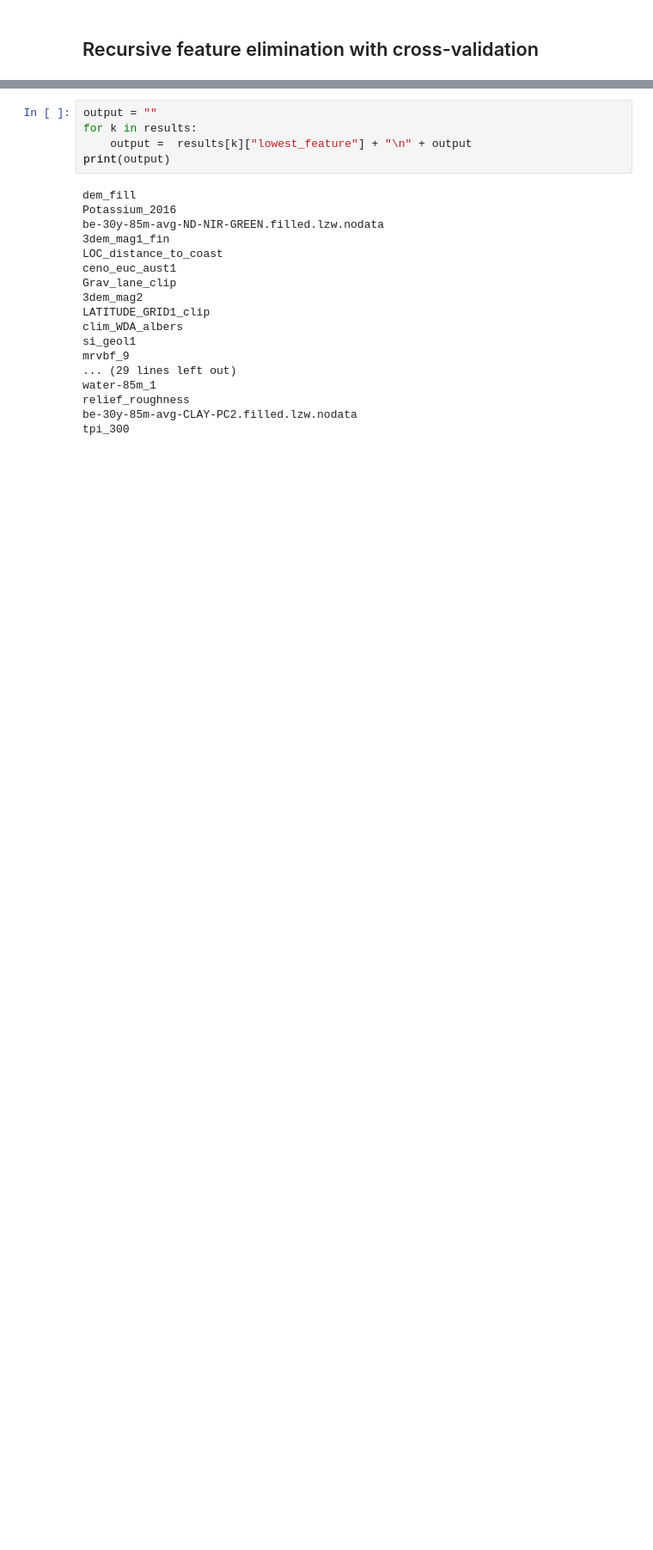
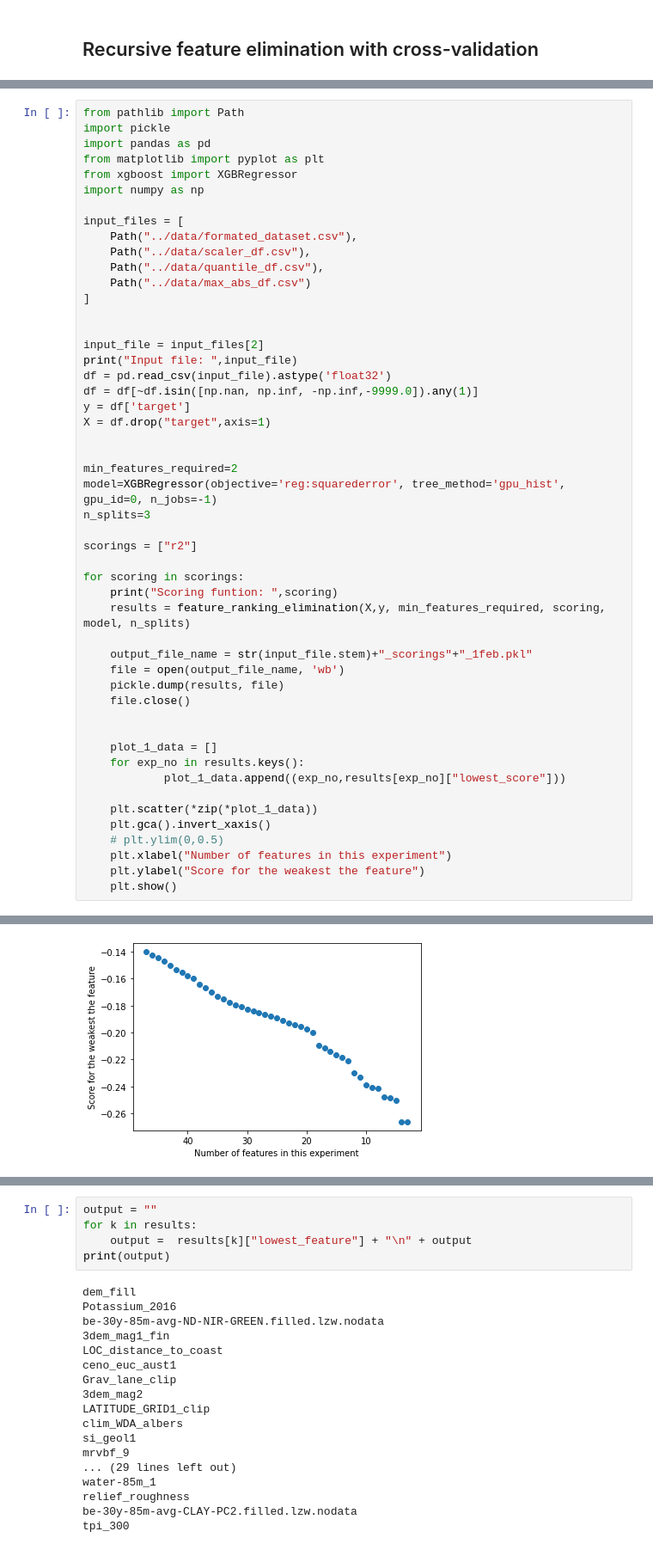
Before and after one commit to sheecegardezi/uncoverml, a Jupyter notebook: notebook/Feature_Ranking.ipynb, the cells around one changed output, grey strips where cells are left out. Shown: that part at 86% size. Saved outputs shown, nothing was run; the diff lists cells and outputs as text; blank space fills up the shorter version.

```diff
--- a/notebook/Feature_Ranking.ipynb
+++ b/notebook/Feature_Ranking.ipynb
@@ -68,0 +103,51 @@ file.close()
+# %%
+from pathlib import Path
+import pickle
+import pandas as pd
+from matplotlib import pyplot as plt
+from xgboost import XGBRegressor
+import numpy as np
+
+input_files = [
+    Path("../data/formated_dataset.csv"),
+    Path("../data/scaler_df.csv"),
+    Path("../data/quantile_df.csv"),
+    Path("../data/max_abs_df.csv")
+]
+
+
+input_file = input_files[2]
+print("Input file: ",input_file)
+df = pd.read_csv(input_file).astype('float32')
+df = df[~df.isin([np.nan, np.inf, -np.inf,-9999.0]).any(1)]
+y = df['target']
+X = df.drop("target",axis=1)
+
+
+min_features_required=2
+model=XGBRegressor(objective='reg:squarederror', tree_method='gpu_hist', gpu_id=0, n_jobs=-1)
+n_splits=3
+
+scorings = ["r2"]
+
+for scoring in scorings:
+    print("Scoring funtion: ",scoring)
+    results = feature_ranking_elimination(X,y, min_features_required, scoring, model, n_splits)
+
+    output_file_name = str(input_file.stem)+"_scorings"+"_1feb.pkl"
+    file = open(output_file_name, 'wb')
+    pickle.dump(results, file)
+    file.close()
+
+
+    plot_1_data = []
+    for exp_no in results.keys():
+            plot_1_data.append((exp_no,results[exp_no]["lowest_score"]))
+
+    plt.scatter(*zip(*plot_1_data))
+    plt.gca().invert_xaxis()
+    # plt.ylim(0,0.5)
+    plt.xlabel("Number of features in this experiment")
+    plt.ylabel("Score for the weakest the feature")
+    plt.show()
+# %% [output]
@@ -68,0 +189 @@ file.close()
+[figure, added]
```
Also changed, not shown: parts of 26 cells of this notebook, 5 other files.
